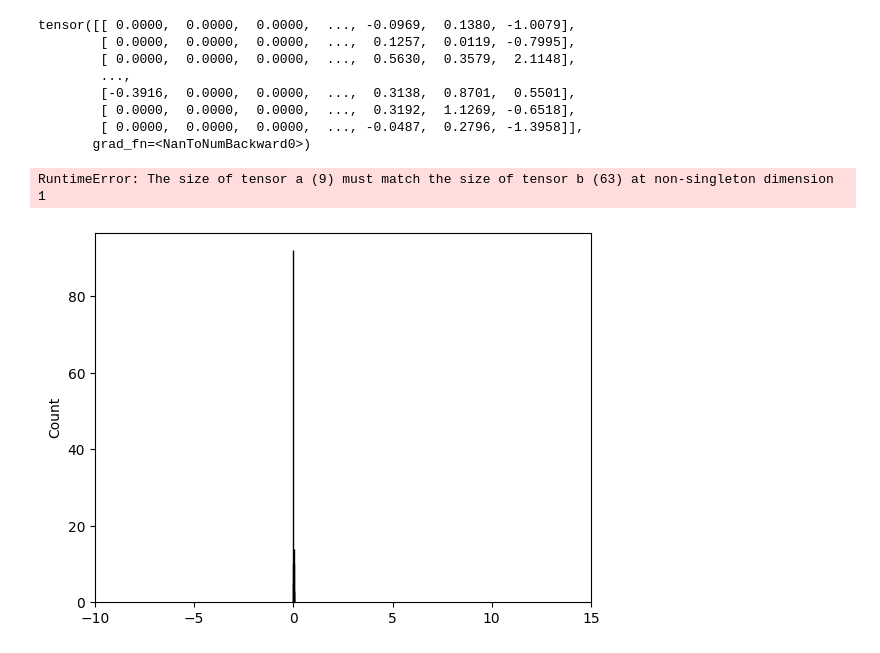
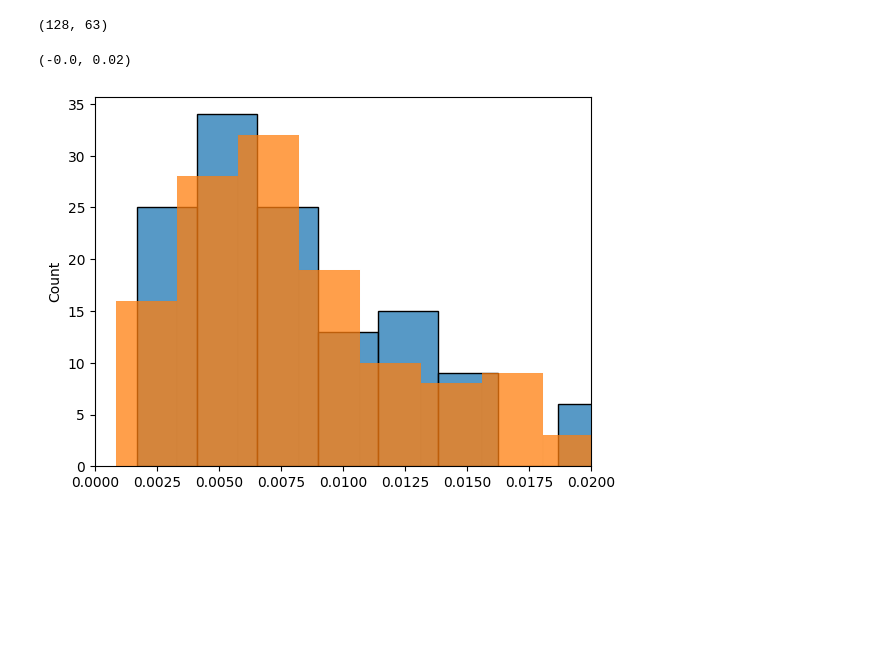
Before and after one commit to tochsner/ccd-validation, a Jupyter notebook: src/ml/ml_tests.ipynb, the cells around one changed output. Saved outputs shown, nothing was run; the diff lists cells and outputs as text; code cells hidden in the pictures; blank space fills up the shorter version.

```diff
--- a/src/ml/ml_tests.ipynb
+++ b/src/ml/ml_tests.ipynb
@@ -114,12 +96,4 @@ i = iter(val_loader)
-# %%
-sample = next(i)
-model.forward(sample)["z"]
-# %% [output]
-tensor([[ 0.0000,  0.0000,  0.0000,  ..., -0.0969,  0.1380, -1.0079],
-        [ 0.0000,  0.0000,  0.0000,  ...,  0.1257,  0.0119, -0.7995],
-        [ 0.0000,  0.0000,  0.0000,  ...,  0.5630,  0.3579,  2.1148],
-        ...,
-        [-0.3916,  0.0000,  0.0000,  ...,  0.3138,  0.8701,  0.5501],
-        [ 0.0000,  0.0000,  0.0000,  ...,  0.3192,  1.1269, -0.6518],
-        [ 0.0000,  0.0000,  0.0000,  ..., -0.0487,  0.2796, -1.3958]],
-       grad_fn=<NanToNumBackward0>)
+# %%
+latent_space.shape
+# %% [output]
+(128, 63)
@@ -126,18 +103,18 @@ tensor([[ 0.0000,  0.0000,  0.0000,  ..., -0.0969,  0.1380, -1.0079],
 # %%
 import matplotlib.pyplot as plt
-prior = model.prior.sample((128, 9,))
+prior = model.prior.sample((128, 63,))
 latent = model.forward(sample)
 rs = model.inverse(latent)["branch_lengths"]
 rs = rs.detach().numpy()
 sns.histplot(rs[:, 0])
 plt.xlim(-10, 15)
-prior = model.prior.sample((128, 9,))
+prior = model.prior.sample((128, 63,))
 latent = model.forward(sample)
 latent["z"] = prior.clone()
 rs = model.inverse(latent)["branch_lengths"]
 rs = rs.detach().numpy()
 sns.histplot(rs[:, 0])
 plt.xlim(-0.0, 0.02)
 # %% [output]
-RuntimeError: The size of tensor a (9) must match the size of tensor b (63) at non-singleton dimension 1
+(-0.0, 0.02)
-[figure, old version]
+[figure, new version]
```
Also changed, not shown: parts of 6 cells of this notebook, 5 other files.
